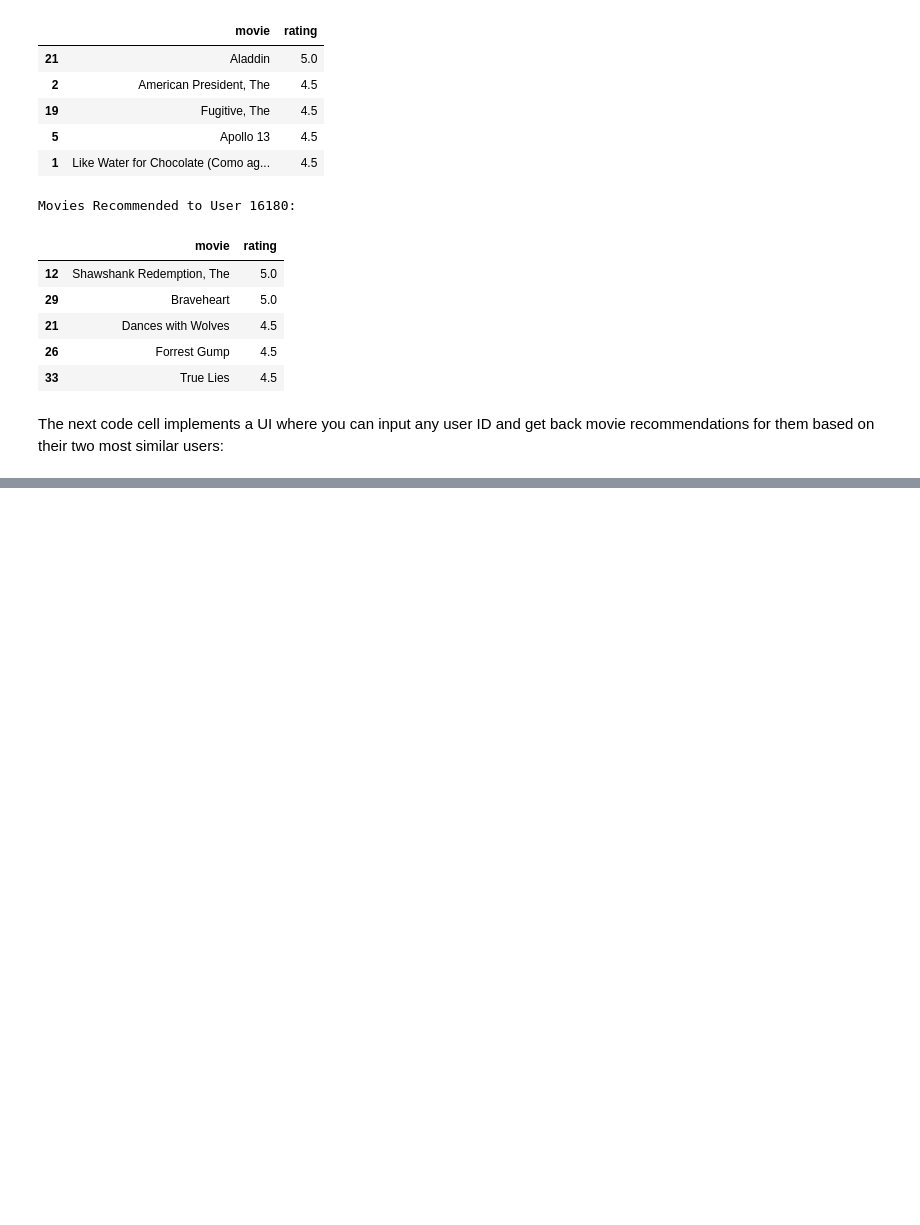
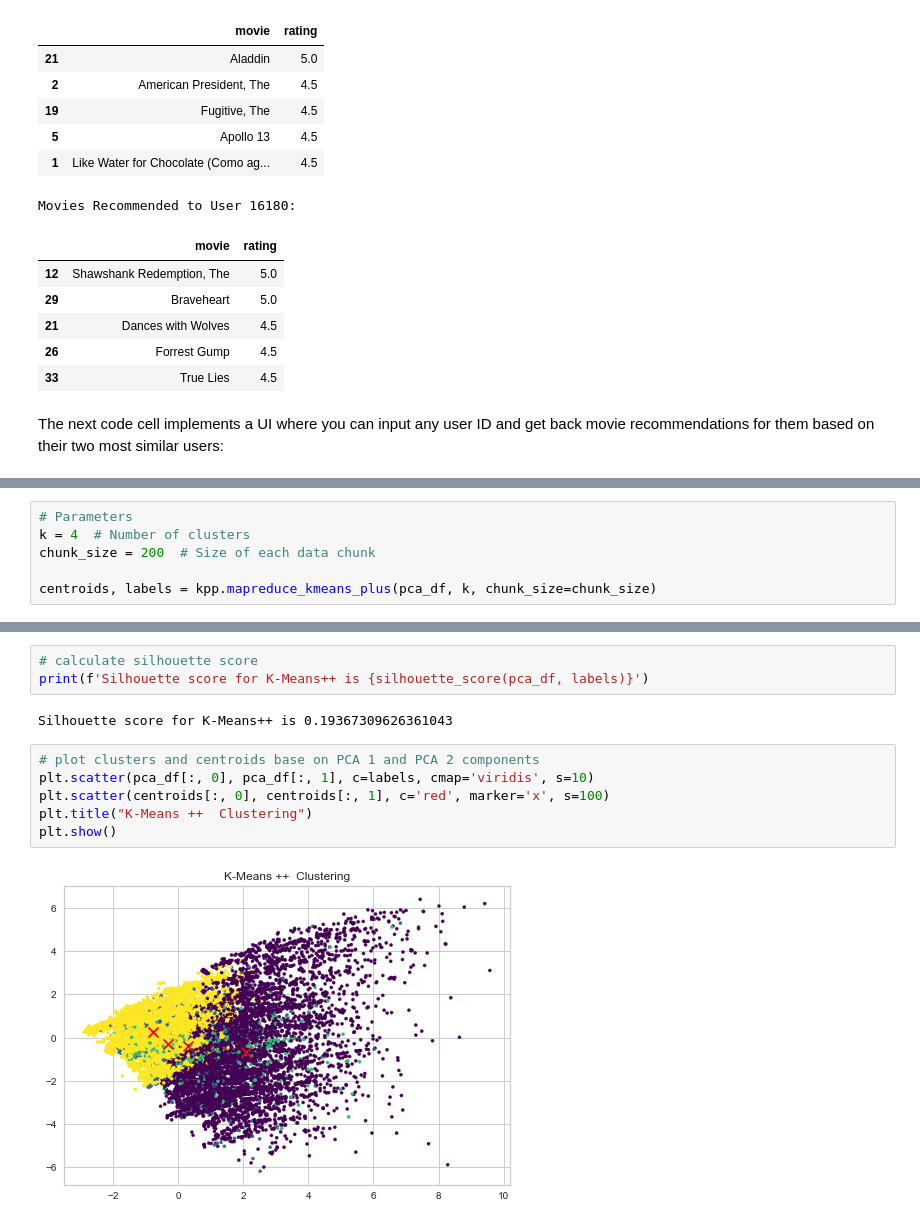
Before and after one commit to gmaurer08/ADM-HW4, a Jupyter notebook: main.ipynb, the cells around one changed output, grey strips where cells are left out. Saved outputs shown, nothing was run; the diff lists cells and outputs as text; blank space fills up the shorter version.

```diff
--- a/main.ipynb
+++ b/main.ipynb
@@ -1242,0 +1908,6 @@ Text(value='', description='Search:', placeholder='Enter Query User...')
+# %%
+# Parameters
+k = 4  # Number of clusters
+chunk_size = 200  # Size of each data chunk
+
+centroids, labels = kpp.mapreduce_kmeans_plus(pca_df, k, chunk_size=chunk_size)
@@ -1242,0 +1932,13 @@ Text(value='', description='Search:', placeholder='Enter Query User...')
+# %%
+# calculate silhouette score
+print(f'Silhouette score for K-Means++ is {silhouette_score(pca_df, labels)}')
+# %% [output]
+Silhouette score for K-Means++ is 0.19367309626361043
+# %%
+# plot clusters and centroids base on PCA 1 and PCA 2 components
+plt.scatter(pca_df[:, 0], pca_df[:, 1], c=labels, cmap='viridis', s=10)
+plt.scatter(centroids[:, 0], centroids[:, 1], c='red', marker='x', s=100)
+plt.title("K-Means ++  Clustering")
+plt.show()
+# %% [output]
+[figure, added]
```
Also changed, not shown: parts of 109 cells of this notebook, 2 other files.
